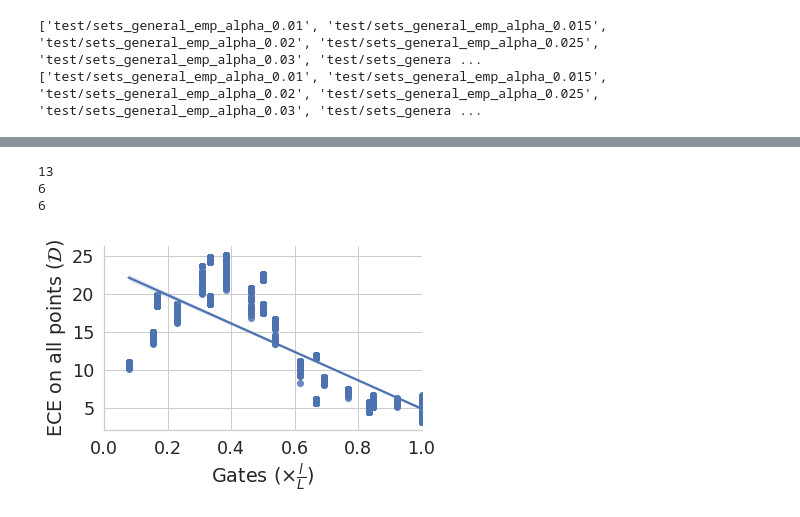
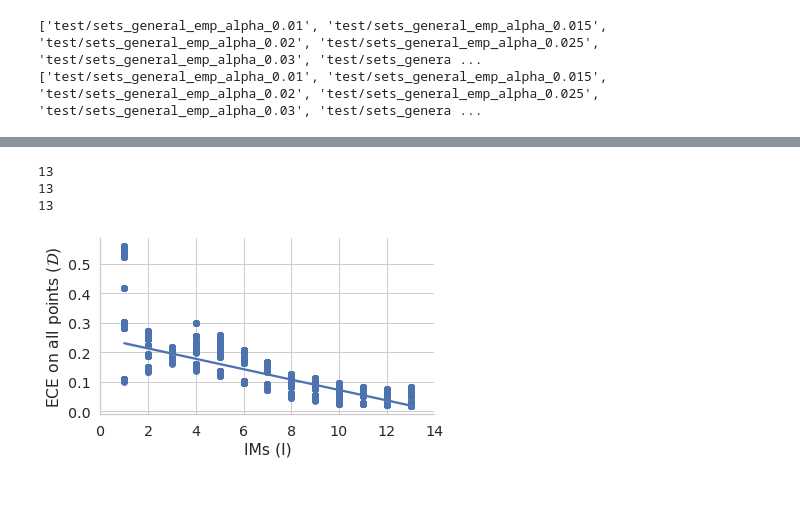
Before and after one commit to networkslab/dynn, a Jupyter notebook: src/notebooks/confidence_intervals_ce_ic.ipynb, the cells around one changed output, grey strips where cells are left out. Drawn from its saved outputs; the diff is of its cells as text; code cells hidden in the pictures.

Commit message:
update last plotting

```diff
--- a/src/notebooks/confidence_intervals_ce_ic.ipynb
+++ b/src/notebooks/confidence_intervals_ce_ic.ipynb
@@ -150,7 +184,7 @@ def find_highest_cov(metrics_we_care_about, cov_keys, requested_alpha):
     #print('highest alpha is ', alpha_max, 'with emp cov', )
     return alpha_max
 # %%
-our_df = pd.DataFrame()
+
 keys_ece = get_all_key_with(list_dicts_ours[-1], 'test/ece')
 keys_we_want = ['test/acc_exit','test/total_cost', 'test/gated_acc', 'test/gated_ece', 'test/gated_ece']
 cov_keys_dict, C_keys_dict = get_all_cov_C(list_dicts_ours[0])
@@ -303,12 +360,12 @@ plt.savefig('figures/perf_ece_'+dataset+'.pdf')
 # %%
 
-plt.figure(figsize=(5,6))
-sns.set_theme(style="whitegrid",font_scale=1.3)
-sns.lineplot(data=combined_df, x="average_IC", y="C", hue="method", style="method",
-    markers=True, dashes=False)
+# plt.figure(figsize=(5,6))
+# sns.set_theme(style="whitegrid",font_scale=1.3)
+# sns.lineplot(data=combined_df, x="average_IC", y="C", hue="method", style="method",
+#     markers=True, dashes=False)
 
 
-plt.xlabel(x_string)
-plt.ylabel(r'$|\mathcal{\bar{C}}|$')
-plt.tight_layout()
-plt.savefig('figures/inef_IC_'+dataset+'.pdf')
+# plt.xlabel(x_string)
+# plt.ylabel(r'$|\mathcal{\bar{C}}|$')
+# plt.tight_layout()
+# plt.savefig('figures/inef_IC_'+dataset+'.pdf')
@@ -490,8 +535,8 @@ plotting_point(point,metrics, w_metrics,prefix='figures/better' )
 # %%
-svhn_ours = getting_our_data('svhn' ,'t2t_7')
-our_df_svhn = get_our_df(svhn_ours)
-cifar10_ours = getting_our_data('cifar10' ,'t2t_7')
-our_df_cif10 = get_our_df(cifar10_ours)
-cifar100_ours = getting_our_data('cifar100' ,'t2t_14')
-our_df_cif100 = get_our_df(cifar100_ours)
+cif10 = getting_our_data('cifar10' ,'t2t_14')
+our_df_svhn = get_our_df(cif10)
+cif100 = getting_our_data('cifar100' ,'t2t_14')
+our_df_cif10 = get_our_df(cif100)
+cif100lt = getting_our_data('cifar100LT' ,'t2t_14')
+our_df_cif100 = get_our_df(cif100lt)
 # %% [output]
@@ -515,30 +560,30 @@ our_df_cif100 = get_our_df(cifar100_ours)
 # %%
 df_all_ece = pd.DataFrame()
-for our_df in [our_df_cif100, our_df_cif10, our_df_svhn]:
+for our_df in [our_df_cif10, our_df_cif100, our_df_svhn]:
     df_acc_ours = pd.DataFrame()
     for l in range(30):
         key = 'test/ece'+str(l)
         if key in our_df:
             df_acc = pd.DataFrame()
             eces = our_df[key]
-            df_acc['ece'] = eces
+            df_acc['ece'] = eces/100
             df_acc['gate'] = l+1
             df_acc_ours = pd.concat([df_acc_ours, df_acc],axis=0, ignore_index=True)
             max_l = l+1
     print(max_l)
-    df_acc_ours['gate'] = df_acc_ours['gate']/max_l
+    df_acc_ours['gate'] = df_acc_ours['gate']
     df_all_ece = pd.concat([df_acc_ours, df_all_ece],axis=0, ignore_index=True)
 # %% [output]
 13
-6
-6
+13
+13
 # %%
 g= sns.lmplot(data=df_all_ece, x="gate", y="ece")
-g.fig.set_size_inches(6,4)
+g.fig.set_size_inches(6,3.5)
+plt.xlim([0,14])
 plt.ylabel('ECE on all points ($\mathcal{D}$)')
-plt.xlabel('Gates $(\\times\\frac{l}{L})$')
-plt.xlim([0,1])
+plt.xlabel('IMs (l)')
 plt.tight_layout()
 plt.savefig('figures/average_ece.pdf')
 # %% [output]
-[figure, old version]
+[figure, new version]
```
Also changed, not shown: parts of 15 cells of this notebook, 10 other files.
